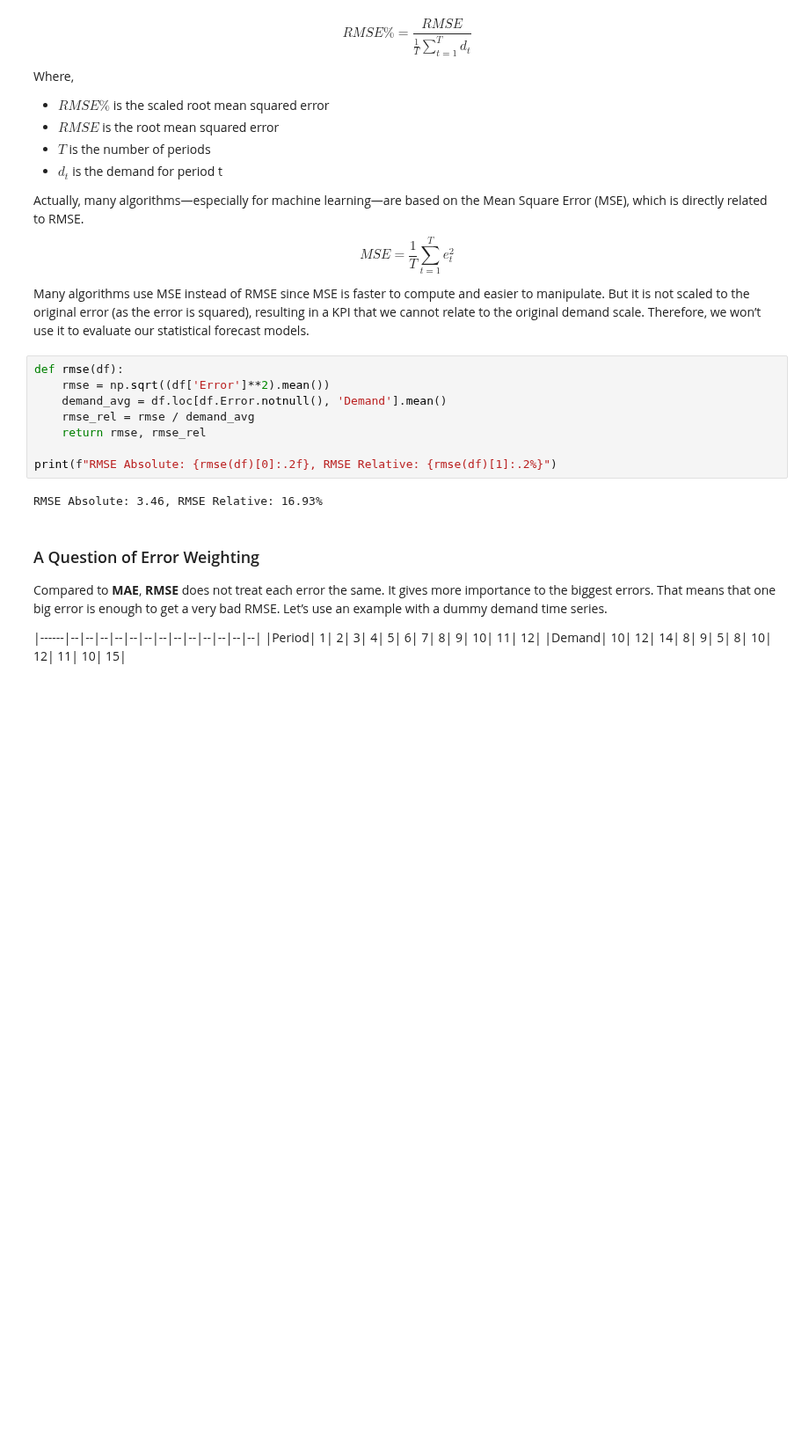
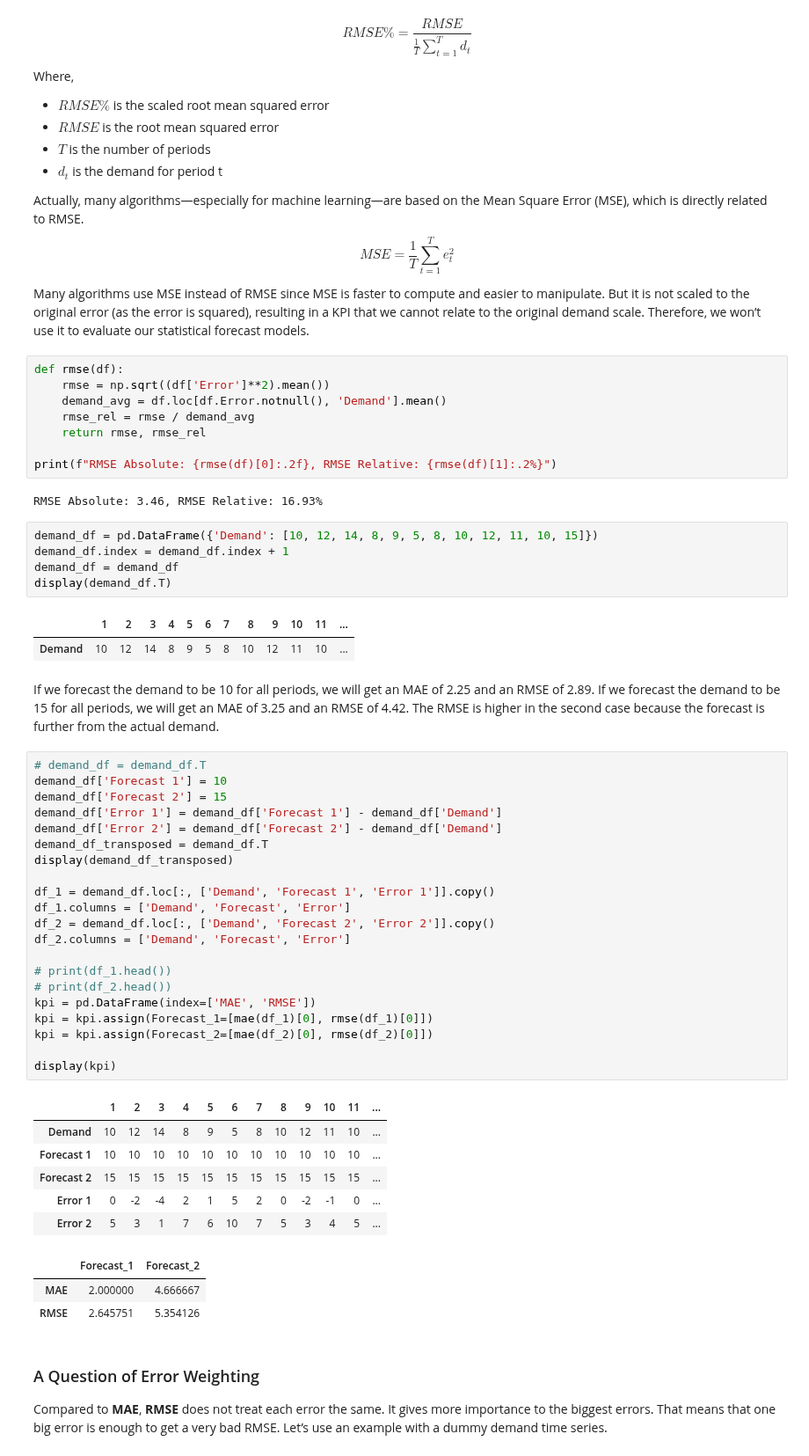
Before and after one commit to jtuchinsky/Datascience-Toolkit, a Jupyter notebook: Statistics/Statistical Forecasting.ipynb, the cells around one changed output. Shown at 88% size. Cells and saved outputs as stored; diff of their text form; blank space fills up the shorter version.

```diff
--- a/Statistics/Statistical Forecasting.ipynb
+++ b/Statistics/Statistical Forecasting.ipynb
@@ -209,10 +209,47 @@ def rmse(df):
 print(f"RMSE Absolute: {rmse(df)[0]:.2f}, RMSE Relative: {rmse(df)[1]:.2%}")
 # %% [output]
 RMSE Absolute: 3.46, RMSE Relative: 16.93%
+# %%
+demand_df = pd.DataFrame({'Demand': [10, 12, 14, 8, 9, 5, 8, 10, 12, 11, 10, 15]})
+demand_df.index = demand_df.index + 1
+demand_df = demand_df
+display(demand_df.T)
+# %% [output]
+|  | 1 | 2 | 3 | 4 | 5 | 6 | 7 | 8 | 9 | 10 | 11 | ... |
+| Demand | 10 | 12 | 14 | 8 | 9 | 5 | 8 | 10 | 12 | 11 | 10 | ... |
+# %% [markdown]
+If we forecast the demand to be 10 for all periods, we will get an MAE of 2.25 and an RMSE of 2.89. If we forecast the demand to be 15 for all periods, we will get an MAE of 3.25 and an RMSE of 4.42. The RMSE is higher in the second case because the forecast is further from the actual demand.
+# %%
+# demand_df = demand_df.T
+demand_df['Forecast 1'] = 10
+demand_df['Forecast 2'] = 15
+demand_df['Error 1'] = demand_df['Forecast 1'] - demand_df['Demand']
+demand_df['Error 2'] = demand_df['Forecast 2'] - demand_df['Demand']
+demand_df_transposed = demand_df.T
+display(demand_df_transposed)
+
+df_1 = demand_df.loc[:, ['Demand', 'Forecast 1', 'Error 1']].copy()
+df_1.columns = ['Demand', 'Forecast', 'Error']
+df_2 = demand_df.loc[:, ['Demand', 'Forecast 2', 'Error 2']].copy()
+df_2.columns = ['Demand', 'Forecast', 'Error']
+
+# print(df_1.head())
+# print(df_2.head())
+kpi = pd.DataFrame(index=['MAE', 'RMSE'])
+kpi = kpi.assign(Forecast_1=[mae(df_1)[0], rmse(df_1)[0]])
+kpi = kpi.assign(Forecast_2=[mae(df_2)[0], rmse(df_2)[0]])
+
+display(kpi)
+# %% [output]
+|  | 1 | 2 | 3 | 4 | 5 | 6 | 7 | 8 | 9 | 10 | 11 | ... |
+| Demand | 10 | 12 | 14 | 8 | 9 | 5 | 8 | 10 | 12 | 11 | 10 | ... |
+| Forecast 1 | 10 | 10 | 10 | 10 | 10 | 10 | 10 | 10 | 10 | 10 | 10 | ... |
+| Forecast 2 | 15 | 15 | 15 | 15 | 15 | 15 | 15 | 15 | 15 | 15 | 15 | ... |
+| Error 1 | 0 | -2 | -4 | 2 | 1 | 5 | 2 | 0 | -2 | -1 | 0 | ... |
+| Error 2 | 5 | 3 | 1 | 7 | 6 | 10 | 7 | 5 | 3 | 4 | 5 | ... |
+|  | Forecast_1 | Forecast_2 |
+| MAE | 2.000000 | 4.666667 |
+| RMSE | 2.645751 | 5.354126 |
 # %% [markdown]
 ### A Question of Error Weighting
 Compared to __MAE__, __RMSE__ does not treat each error the same. It gives more importance to the biggest errors. That means that one big error is enough to get a very bad RMSE. Let’s use an example with a dummy demand time series.
-
-|------|--|--|--|--|--|--|--|--|--|--|--|--|--|
-|Period| 1| 2| 3| 4| 5| 6| 7| 8| 9| 10| 11| 12|
-|Demand| 10| 12| 14| 8| 9| 5| 8| 10| 12| 11| 10| 15|
```
Also changed, not shown: parts of 6 cells of this notebook.
